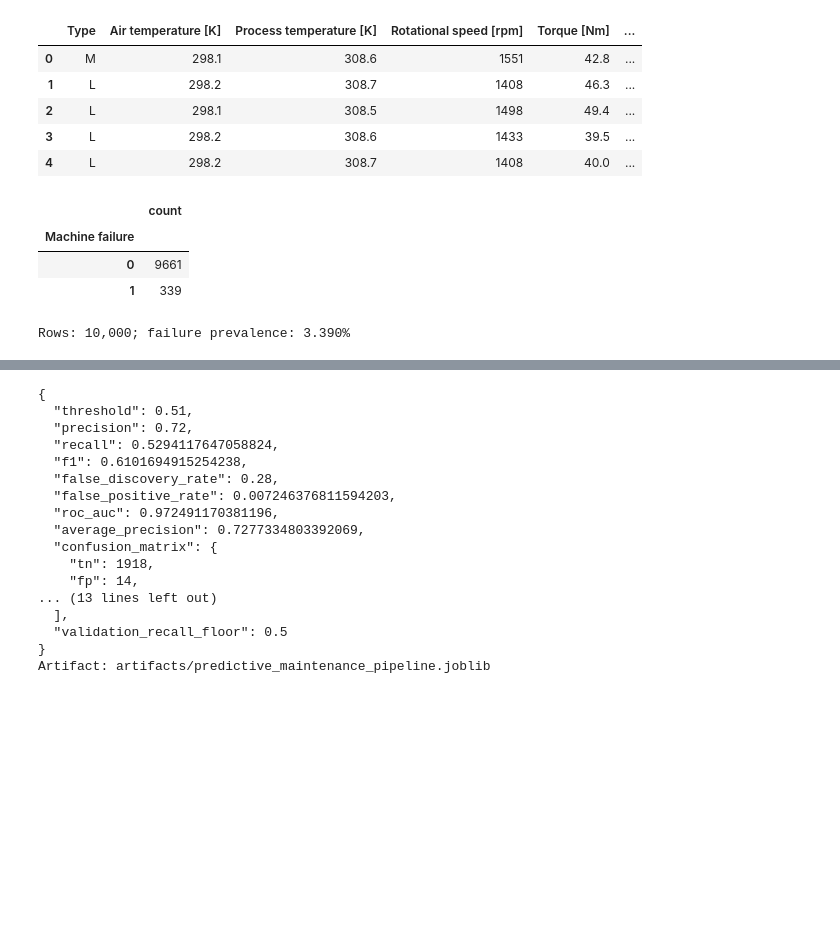
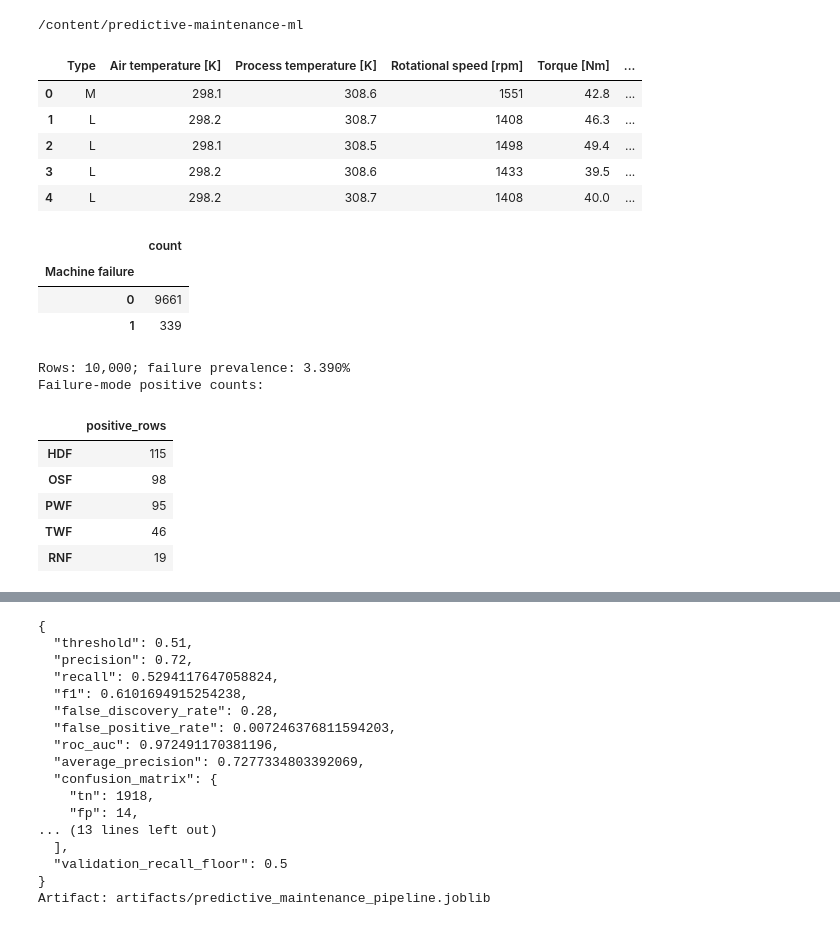
Before and after one commit to Desire-in-tech/predictive-maintenance-ml, a Jupyter notebook: notebooks/task_09_predictive_maintenance.ipynb, the cells around one changed output, grey strips where cells are left out. Cells and saved outputs as stored; diff of their text form; code cells hidden in the pictures; blank space fills up the shorter version.

```diff
--- a/notebooks/task_09_predictive_maintenance.ipynb
+++ b/notebooks/task_09_predictive_maintenance.ipynb
@@ -17,7 +17,7 @@ import sys
 
 repo_dir = Path('/content/predictive-maintenance-ml')
 repo_url = 'https://github.com/Desire-in-tech/predictive-maintenance-ml.git'
-branch = 'task-09/predictive-maintenance'
+branch = 'task-09/failure-mode-enhancement'
 
 if (repo_dir / '.git').is_dir():
     subprocess.run(['git', '-C', str(repo_dir), 'pull', '--ff-only', 'origin', branch], check=True)
@@ -26,26 +26,37 @@ else:
 
 %cd /content/predictive-maintenance-ml
 sys.path.insert(0, str(repo_dir.resolve()))
+# %% [output]
+/content/predictive-maintenance-ml
 # %%
 # Download the dataset and inspect the target balance
-from src.data_loader import load_ai4i, FEATURES, TARGET
+from src.data_loader import load_ai4i, FEATURES, TARGET, FAILURE_MODES
 import pandas as pd
 df = load_ai4i()
 display(df.head())
 display(df[TARGET].value_counts().rename('count').to_frame())
 print(f'Rows: {len(df):,}; failure prevalence: {df[TARGET].mean():.3%}')
+print('Failure-mode positive counts:')
+display(df[FAILURE_MODES].sum().sort_values(ascending=False).rename('positive_rows').to_frame())
 # %% [output]
 |  | Type | Air temperature [K] | Process temperature [K] | Rotational speed [rpm] | Torque [Nm] | ... |
 | 0 | M | 298.1 | 308.6 | 1551 | 42.8 | ... |
 | 1 | L | 298.2 | 308.7 | 1408 | 46.3 | ... |
 | 2 | L | 298.1 | 308.5 | 1498 | 49.4 | ... |
 | 3 | L | 298.2 | 308.6 | 1433 | 39.5 | ... |
 | 4 | L | 298.2 | 308.7 | 1408 | 40.0 | ... |
 |  | count |
 | Machine failure |  |
 | 0 | 9661 |
 | 1 | 339 |
 Rows: 10,000; failure prevalence: 3.390%
+Failure-mode positive counts:
+|  | positive_rows |
+| HDF | 115 |
+| OSF | 98 |
+| PWF | 95 |
+| TWF | 46 |
+| RNF | 19 |
 # %%
 # Exploratory analysis: target distribution and sensor correlations
 import matplotlib.pyplot as plt
```
Also changed, not shown: parts of 12 cells of this notebook, 10 other files.
